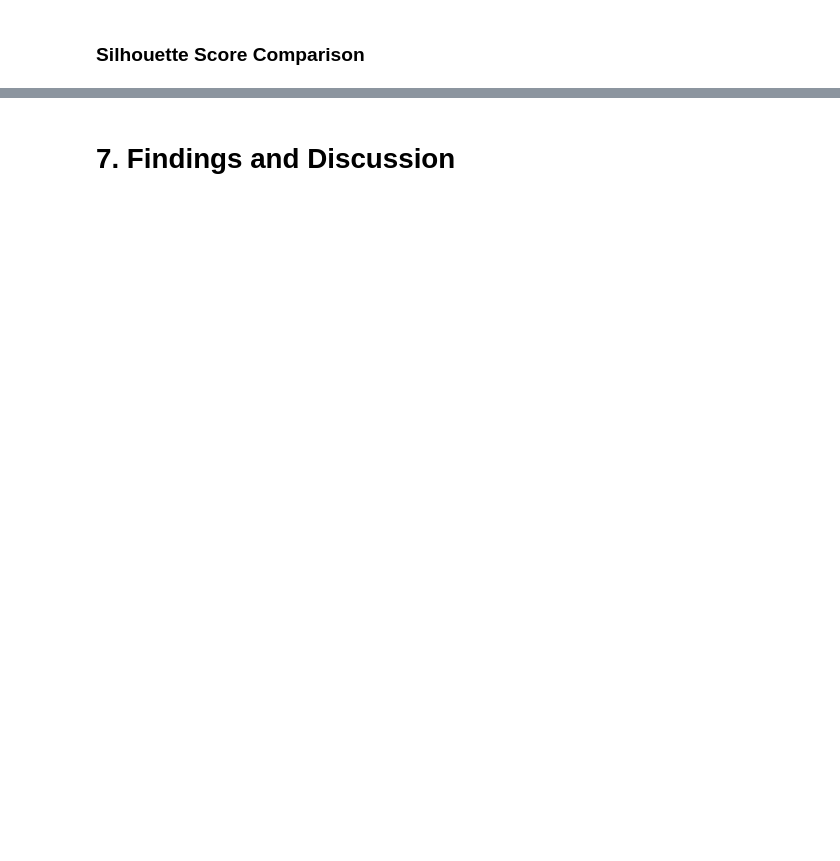
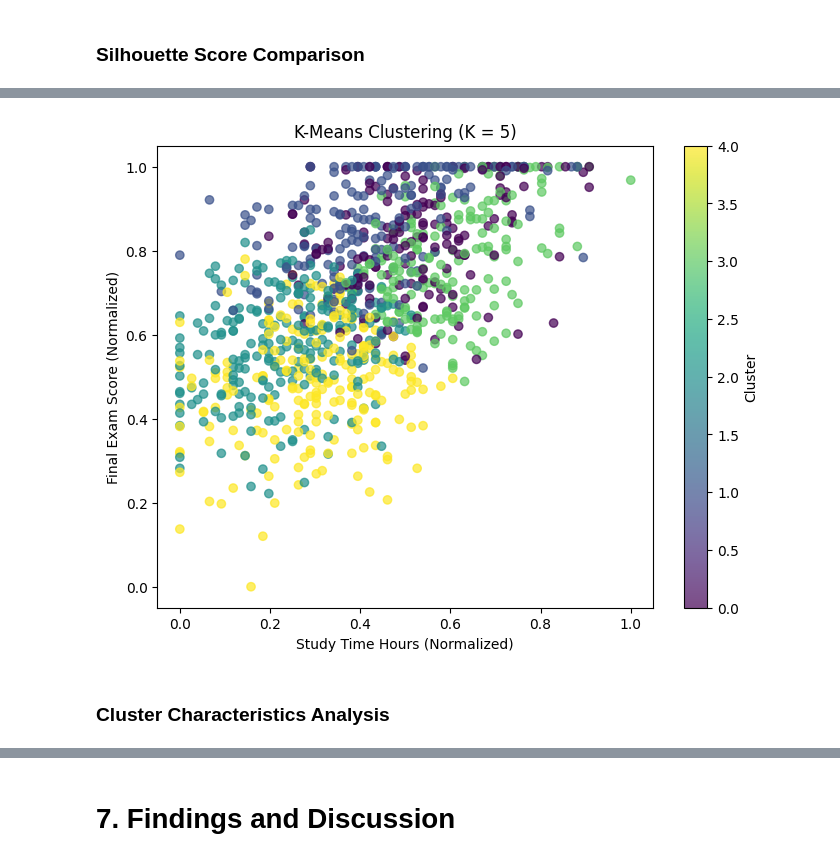
Before and after one commit to Ghhaidaa/Data-Mining-Project-, a Jupyter notebook: Reports/Phase3.ipynb, the cells around one changed output, grey strips where cells are left out. Cells and saved outputs as stored; diff of their text form; code cells hidden in the pictures; blank space fills up the shorter version.

```diff
--- a/Reports/Phase3.ipynb
+++ b/Reports/Phase3.ipynb
@@ -683,0 +868,22 @@ The plot compares the Silhouette Scores for K = 3, K = 4, and K = 5. K = 3 achie
+# %%
+
+# Visualize clusters for K = 5
+plt.figure(figsize=(8, 6))
+
+plt.scatter(
+    X['study_time_hours'],
+    X['final_exam_score'],
+    c=cluster_results[5],
+    cmap='viridis',
+    alpha=0.7
+)
+
+plt.xlabel('Study Time Hours (Normalized)')
+plt.ylabel('Final Exam Score (Normalized)')
+plt.title('K-Means Clustering (K = 5)')
+plt.colorbar(label='Cluster')
+plt.show()
+# %% [output]
+[figure, added]
+# %% [markdown]
+### Cluster Characteristics Analysis
```
Also changed, not shown: parts of 30 cells of this notebook.
